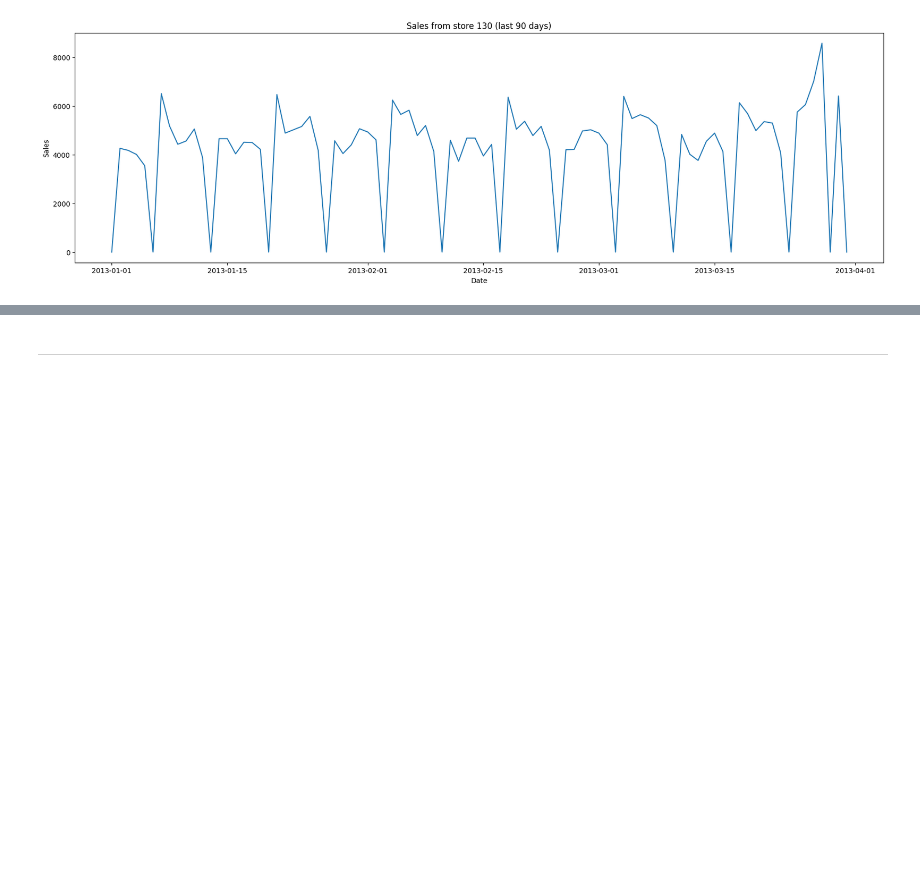
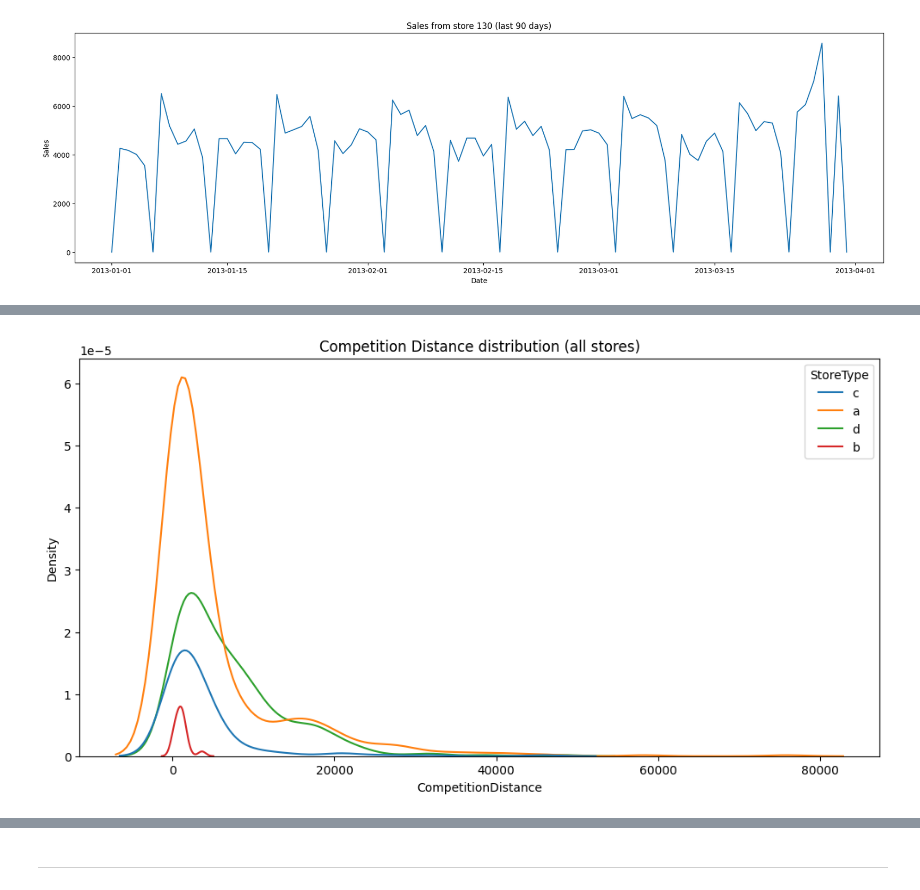
Before and after one commit to soutogustavo/rossmann-forecasting-benchmark, a Jupyter notebook: notebooks/TSA_rossman_EDA.ipynb, the cells around one changed output, grey strips where cells are left out. Drawn from its saved outputs; the diff is of its cells as text; code cells hidden in the pictures; blank space fills up the shorter version.

```diff
--- a/notebooks/TSA_rossman_EDA.ipynb
+++ b/notebooks/TSA_rossman_EDA.ipynb
@@ -244,0 +279,10 @@ ax.set(title="Count number of School Holidays per month/year",
+# %%
+avg_comp_dist = train[
+    ["Store", "CompetitionDistance", "StoreType"]
+].groupby("Store").agg({"CompetitionDistance": "mean", "StoreType": "max"})
+
+fig, ax = plt.subplots(figsize=(12,6))
+sns.kdeplot(data=avg_comp_dist, x="CompetitionDistance", hue="StoreType")
+ax.set(title="Competition Distance distribution (all stores)");
+# %% [output]
+[figure, added]
```
Also changed, not shown: parts of 11 cells of this notebook.
